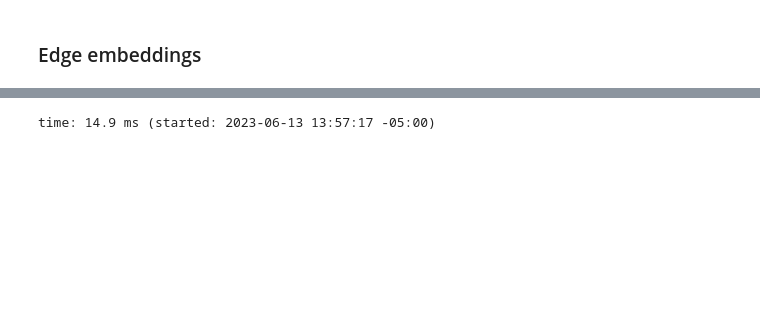
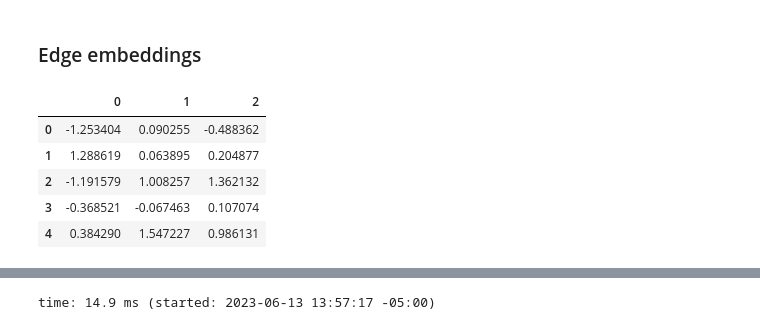
Before and after one commit to win7/GNN_Unsupervised, a Jupyter notebook: processing.ipynb, the cells around one changed output, grey strips where cells are left out. Saved outputs shown, nothing was run; the diff lists cells and outputs as text; code cells hidden in the pictures; blank space fills up the shorter version.

```diff
--- a/processing.ipynb
+++ b/processing.ipynb
@@ -66,2 +66,12 @@ time: 835 µs (started: 2023-06-13 13:57:17 -05:00)
 # %% [markdown]
 ### Edge embeddings
+# %%
+df_node_embeddings = pd.read_csv("output/{}/node_embeddings/node-embeddings_{}_{}_{}.csv".format(exp, method, groups_id[0], subgroups_id[groups_id[0]][0]), index_col=0)
+df_node_embeddings.head()
+# %% [output]
+|  | 0 | 1 | 2 |
+| 0 | -1.253404 | 0.090255 | -0.488362 |
+| 1 | 1.288619 | 0.063895 | 0.204877 |
+| 2 | -1.191579 | 1.008257 | 1.362132 |
+| 3 | -0.368521 | -0.067463 | 0.107074 |
+| 4 | 0.384290 | 1.547227 | 0.986131 |
```
Also changed, not shown: parts of 10 cells of this notebook, 2 other files.
